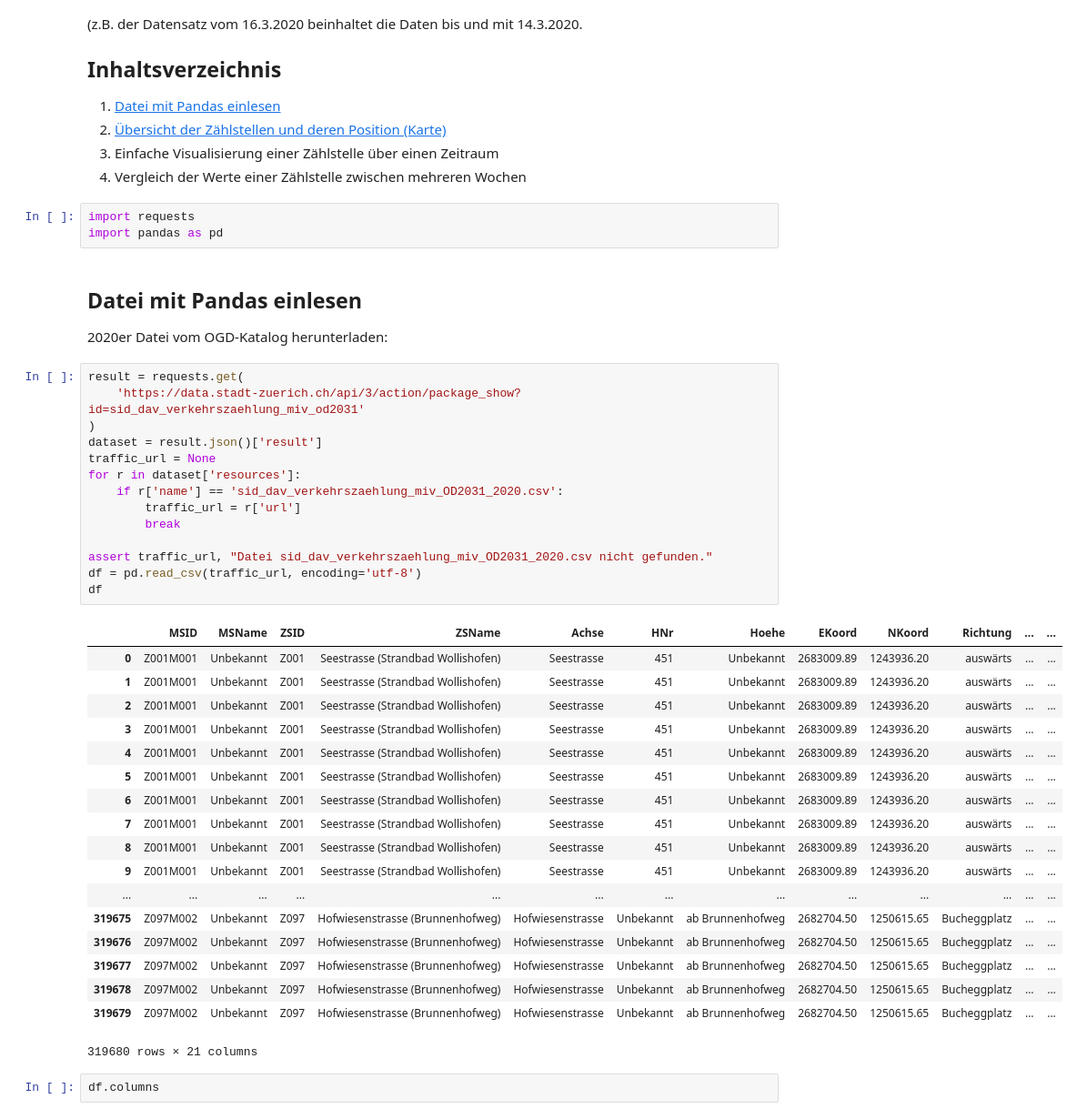
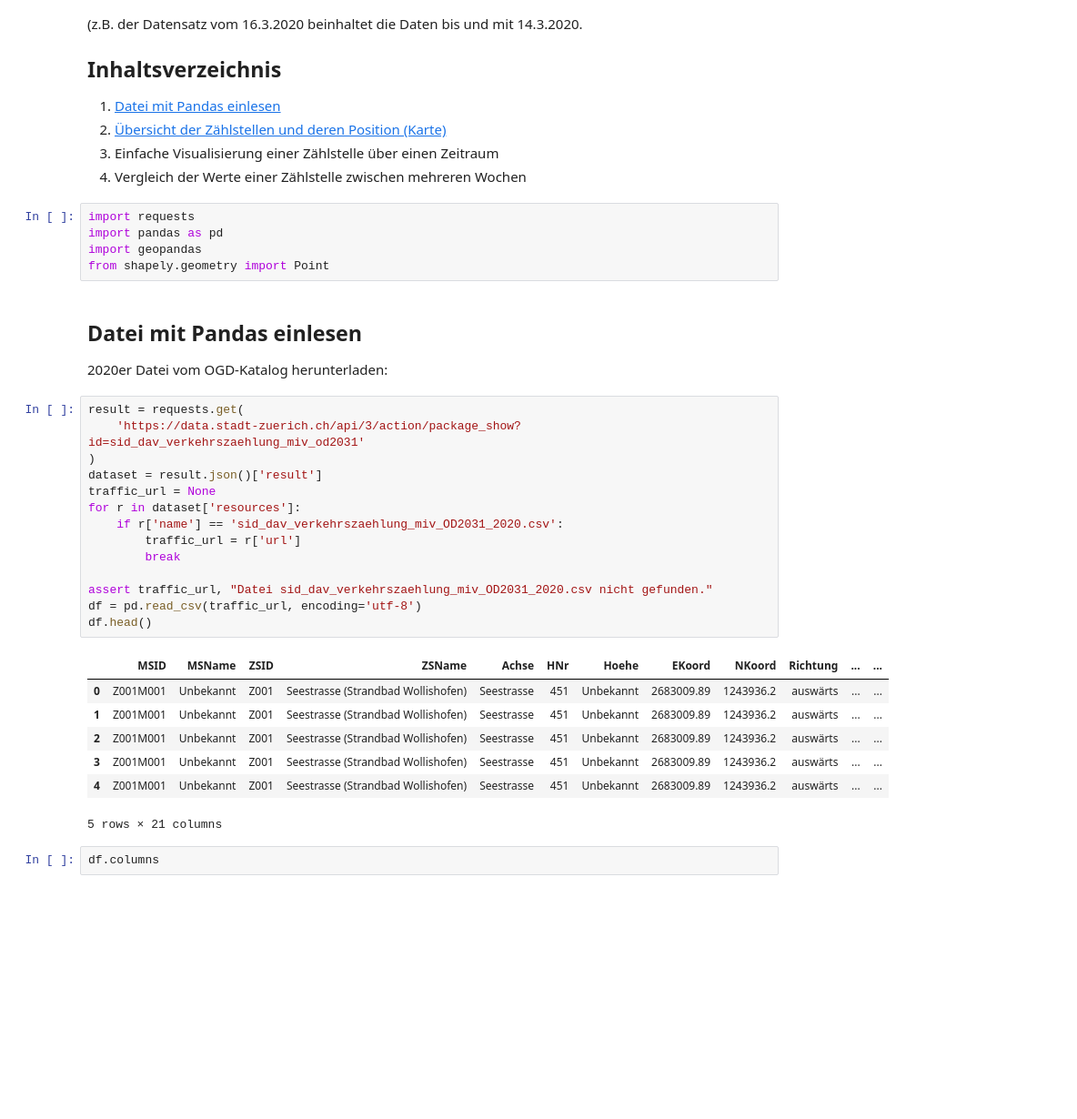
Before and after one commit to opendatazurich/opendatazurich.github.io, a Jupyter notebook: verkehrszaehlung-miv/Daten der Verkehrszählung zum motorisierten Individualverkehr (Stundenwerte).ipynb, the cells around one changed output. Shown at 91% size. Saved outputs shown, nothing was run; the diff lists cells and outputs as text; blank space fills up the shorter version.

```diff
--- a/verkehrszaehlung-miv/Daten der Verkehrszählung zum motorisierten Individualverkehr (Stundenwerte).ipynb
+++ b/verkehrszaehlung-miv/Daten der Verkehrszählung zum motorisierten Individualverkehr (Stundenwerte).ipynb
@@ -14,6 +14,8 @@ Der Datensatz wird **täglich** aktualisiert und beinhaltet jeweils die Daten bi
 # %%
 import requests
 import pandas as pd
+import geopandas
+from shapely.geometry import Point
 # %% [markdown]
 ## Datei mit Pandas einlesen
 
@@ -21,36 +23,25 @@ import pandas as pd
 # %%
 result = requests.get(
     'https://data.stadt-zuerich.ch/api/3/action/package_show?id=sid_dav_verkehrszaehlung_miv_od2031'
 )
 dataset = result.json()['result']
 traffic_url = None
 for r in dataset['resources']:
     if r['name'] == 'sid_dav_verkehrszaehlung_miv_OD2031_2020.csv':
         traffic_url = r['url']
         break
 
 assert traffic_url, "Datei sid_dav_verkehrszaehlung_miv_OD2031_2020.csv nicht gefunden."
 df = pd.read_csv(traffic_url, encoding='utf-8')
-df
+df.head()
 # %% [output]
 |  | MSID | MSName | ZSID | ZSName | Achse | HNr | Hoehe | EKoord | NKoord | Richtung | ... | ... |
-| 0 | Z001M001 | Unbekannt | Z001 | Seestrasse (Strandbad Wollishofen) | Seestrasse | 451 | Unbekannt | 2683009.89 | 1243936.20 | auswärts | ... | ... |
-| 1 | Z001M001 | Unbekannt | Z001 | Seestrasse (Strandbad Wollishofen) | Seestrasse | 451 | Unbekannt | 2683009.89 | 1243936.20 | auswärts | ... | ... |
-| 2 | Z001M001 | Unbekannt | Z001 | Seestrasse (Strandbad Wollishofen) | Seestrasse | 451 | Unbekannt | 2683009.89 | 1243936.20 | auswärts | ... | ... |
-| 3 | Z001M001 | Unbekannt | Z001 | Seestrasse (Strandbad Wollishofen) | Seestrasse | 451 | Unbekannt | 2683009.89 | 1243936.20 | auswärts | ... | ... |
-| 4 | Z001M001 | Unbekannt | Z001 | Seestrasse (Strandbad Wollishofen) | Seestrasse | 451 | Unbekannt | 2683009.89 | 1243936.20 | auswärts | ... | ... |
-| 5 | Z001M001 | Unbekannt | Z001 | Seestrasse (Strandbad Wollishofen) | Seestrasse | 451 | Unbekannt | 2683009.89 | 1243936.20 | auswärts | ... | ... |
-| 6 | Z001M001 | Unbekannt | Z001 | Seestrasse (Strandbad Wollishofen) | Seestrasse | 451 | Unbekannt | 2683009.89 | 1243936.20 | auswärts | ... | ... |
-| 7 | Z001M001 | Unbekannt | Z001 | Seestrasse (Strandbad Wollishofen) | Seestrasse | 451 | Unbekannt | 2683009.89 | 1243936.20 | auswärts | ... | ... |
-| 8 | Z001M001 | Unbekannt | Z001 | Seestrasse (Strandbad Wollishofen) | Seestrasse | 451 | Unbekannt | 2683009.89 | 1243936.20 | auswärts | ... | ... |
-| 9 | Z001M001 | Unbekannt | Z001 | Seestrasse (Strandbad Wollishofen) | Seestrasse | 451 | Unbekannt | 2683009.89 | 1243936.20 | auswärts | ... | ... |
-| ... | ... | ... | ... | ... | ... | ... | ... | ... | ... | ... | ... | ... |
-| 319675 | Z097M002 | Unbekannt | Z097 | Hofwiesenstrasse (Brunnenhofweg) | Hofwiesenstrasse | Unbekannt | ab Brunnenhofweg | 2682704.50 | 1250615.65 | Bucheggplatz | ... | ... |
-| 319676 | Z097M002 | Unbekannt | Z097 | Hofwiesenstrasse (Brunnenhofweg) | Hofwiesenstrasse | Unbekannt | ab Brunnenhofweg | 2682704.50 | 1250615.65 | Bucheggplatz | ... | ... |
-| 319677 | Z097M002 | Unbekannt | Z097 | Hofwiesenstrasse (Brunnenhofweg) | Hofwiesenstrasse | Unbekannt | ab Brunnenhofweg | 2682704.50 | 1250615.65 | Bucheggplatz | ... | ... |
-| 319678 | Z097M002 | Unbekannt | Z097 | Hofwiesenstrasse (Brunnenhofweg) | Hofwiesenstrasse | Unbekannt | ab Brunnenhofweg | 2682704.50 | 1250615.65 | Bucheggplatz | ... | ... |
-| 319679 | Z097M002 | Unbekannt | Z097 | Hofwiesenstrasse (Brunnenhofweg) | Hofwiesenstrasse | Unbekannt | ab Brunnenhofweg | 2682704.50 | 1250615.65 | Bucheggplatz | ... | ... |
+| 0 | Z001M001 | Unbekannt | Z001 | Seestrasse (Strandbad Wollishofen) | Seestrasse | 451 | Unbekannt | 2683009.89 | 1243936.2 | auswärts | ... | ... |
+| 1 | Z001M001 | Unbekannt | Z001 | Seestrasse (Strandbad Wollishofen) | Seestrasse | 451 | Unbekannt | 2683009.89 | 1243936.2 | auswärts | ... | ... |
+| 2 | Z001M001 | Unbekannt | Z001 | Seestrasse (Strandbad Wollishofen) | Seestrasse | 451 | Unbekannt | 2683009.89 | 1243936.2 | auswärts | ... | ... |
+| 3 | Z001M001 | Unbekannt | Z001 | Seestrasse (Strandbad Wollishofen) | Seestrasse | 451 | Unbekannt | 2683009.89 | 1243936.2 | auswärts | ... | ... |
+| 4 | Z001M001 | Unbekannt | Z001 | Seestrasse (Strandbad Wollishofen) | Seestrasse | 451 | Unbekannt | 2683009.89 | 1243936.2 | auswärts | ... | ... |
-319680 rows × 21 columns
+5 rows × 21 columns
 # %%
 df.columns
 # %% [output]
```
Also changed, not shown: parts of 6 cells of this notebook.
